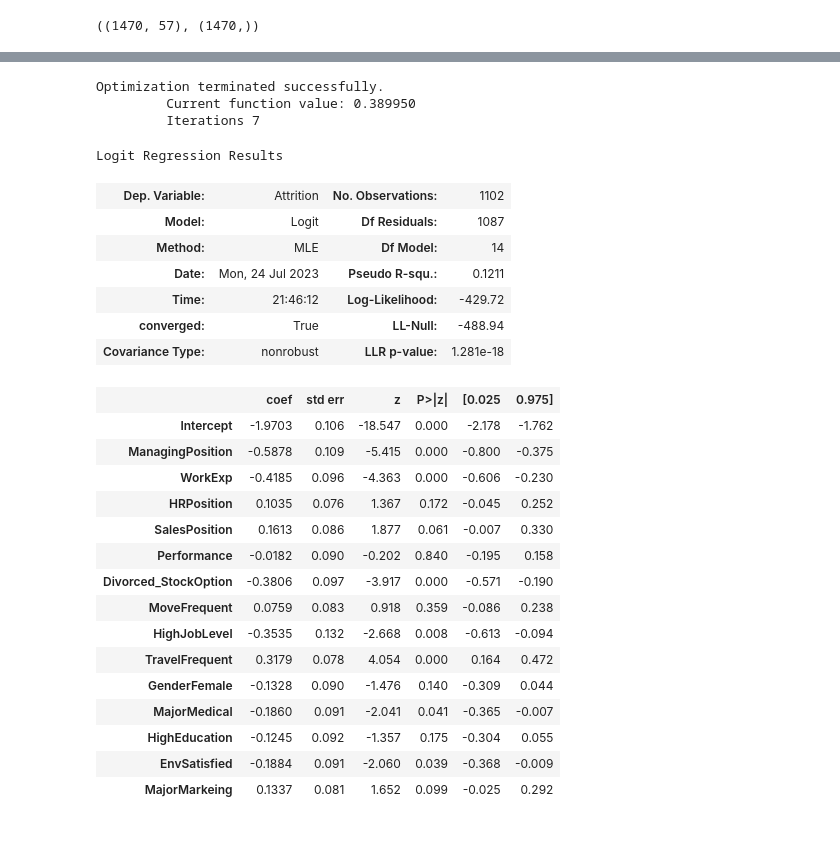
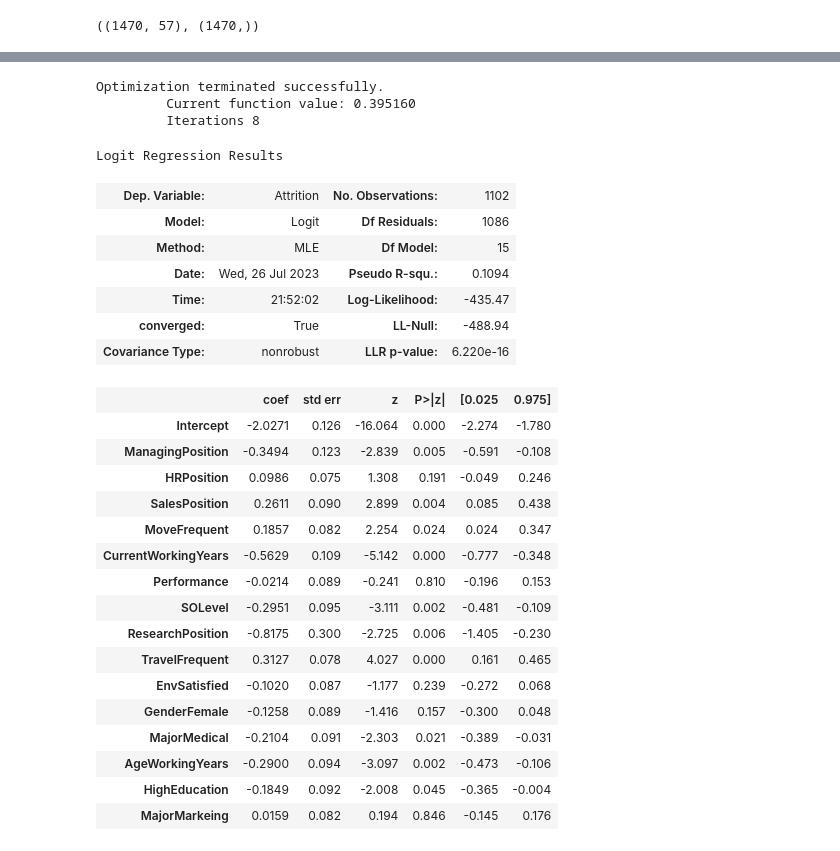
Before and after one commit to minstrel1149/HR_analytics_1, a Jupyter notebook: Attrition_analytics_fa.ipynb, the cells around one changed output, grey strips where cells are left out. Saved outputs shown, nothing was run; the diff lists cells and outputs as text; code cells hidden in the pictures.

Commit message:
[Update] Factor analysis on Attrition - Modify FreqMove

```diff
--- a/Attrition_analytics_fa.ipynb
+++ b/Attrition_analytics_fa.ipynb
@@ -224,15 +224,15 @@ fl_df_changed
 # %%
 # Factor들에 대한 해석
-factor_interpret = {'Factor01':'ManagingPosition', 'Factor02':'WorkExp', 'Factor03':'HRPosition', 'Factor04':'SalesPosition',
-                    'Factor05':'Performance', 'Factor06':'Divorced_StockOption', 'Factor07':'EnvUnsatisfied',
-                    'Factor08':'LowEducation', 'Factor09':'MoveFrequent', 'Factor10':'HighJobLevel', 'Factor11':'TravelFrequent',
-                    'Factor12':'GenderFemale', 'Factor13':'MajorMedical', 'Factor14':'HighEducation', 'Factor15':'EnvSatisfied',
-                    'Factor16':'MajorMarkeing', 'Factor17':'Factor17'}
+factor_interpret = {'Factor01':'ManagingPosition', 'Factor02':'HRPosition', 'Factor03':'SalesPosition', 'Factor04':'MoveFrequent',
+                    'Factor05':'CurrentWorkingYears', 'Factor06':'Performance', 'Factor07':'SOLevel',
+                    'Factor08':'LowEducation', 'Factor09':'ResearchPosition', 'Factor10':'TravelFrequent', 'Factor11':'EnvSatisfied',
+                    'Factor12':'GenderFemale', 'Factor13':'MajorMedical', 'Factor14':'AgeWorkingYears', 'Factor15':'HighEducation',
+                    'Factor16':'MajorMarkeing', 'Factor17':'Divorced'}
 # %%
 # Factor analysis 반영한 새로운 X DataFrame 생성
 # 일부 Feature 삭제 : EnvUnsatisfied, LowEducation, Factor17
 X_fa = (pd.DataFrame(fa.transform(X_remove_sc), columns=factor_interpret.values())
-        .drop(['EnvUnsatisfied', 'LowEducation', 'Factor17'], axis=1)
+        .drop(['LowEducation', 'Divorced'], axis=1)
 )
 X_fa
 # %% [output]
@@ -381,37 +382,38 @@ pd.DataFrame(logreg.coef_.T, index=X_fa.columns, columns=['Coefficient'])
 # %%
 # statsmodels.formula.api를 통한 모델 재확인 → significance 여부 등
 # target값이 category 형식이면 에러 발생 → float or int로 수정해줘야
-# 각 feature들의 p_value 확인으로 90% confidence level을 기준으로 유의하지 않은 feature들 확인
-# no significance : HRPostion, Performance, MoveFrequent, GenderFemale, HighEducation
+# 각 feature들의 p_value 확인으로 95% confidence level을 기준으로 유의하지 않은 feature들 확인
+# no significance : HRPostion, Performance, EnvSatisfied, GenderFemale, MajorMarketing
 data = pd.concat([X_train, y_train.astype('int')], axis=1)
-formula = 'Attrition ~ ManagingPosition + WorkExp + HRPosition + SalesPosition + Performance + Divorced_StockOption + MoveFrequent + HighJobLevel + TravelFrequent + GenderFemale + MajorMedical + HighEducation + EnvSatisfied + MajorMarkeing'
+formula = 'Attrition ~ ManagingPosition + HRPosition + SalesPosition + MoveFrequent + CurrentWorkingYears + Performance + SOLevel + ResearchPosition + TravelFrequent + EnvSatisfied + GenderFemale + MajorMedical + AgeWorkingYears + HighEducation + MajorMarkeing'
 model = smfa.logit(formula, data=data).fit()
 model.summary()
 # %% [output]
 Optimization terminated successfully.
-         Current function value: 0.389950
-         Iterations 7
+         Current function value: 0.395160
+         Iterations 8
 Logit Regression Results
 | Dep. Variable: | Attrition | No. Observations: | 1102 |
-| Model: | Logit | Df Residuals: | 1087 |
-| Method: | MLE | Df Model: | 14 |
-| Date: | Mon, 24 Jul 2023 | Pseudo R-squ.: | 0.1211 |
-| Time: | 21:46:12 | Log-Likelihood: | -429.72 |
+| Model: | Logit | Df Residuals: | 1086 |
+| Method: | MLE | Df Model: | 15 |
+| Date: | Wed, 26 Jul 2023 | Pseudo R-squ.: | 0.1094 |
+| Time: | 21:52:02 | Log-Likelihood: | -435.47 |
 | converged: | True | LL-Null: | -488.94 |
-| Covariance Type: | nonrobust | LLR p-value: | 1.281e-18 |
+| Covariance Type: | nonrobust | LLR p-value: | 6.220e-16 |
 |  | coef | std err | z | P>|z| | [0.025 | 0.975] |
-| Intercept | -1.9703 | 0.106 | -18.547 | 0.000 | -2.178 | -1.762 |
-| ManagingPosition | -0.5878 | 0.109 | -5.415 | 0.000 | -0.800 | -0.375 |
-| WorkExp | -0.4185 | 0.096 | -4.363 | 0.000 | -0.606 | -0.230 |
-| HRPosition | 0.1035 | 0.076 | 1.367 | 0.172 | -0.045 | 0.252 |
-| SalesPosition | 0.1613 | 0.086 | 1.877 | 0.061 | -0.007 | 0.330 |
-| Performance | -0.0182 | 0.090 | -0.202 | 0.840 | -0.195 | 0.158 |
-| Divorced_StockOption | -0.3806 | 0.097 | -3.917 | 0.000 | -0.571 | -0.190 |
-| MoveFrequent | 0.0759 | 0.083 | 0.918 | 0.359 | -0.086 | 0.238 |
-| HighJobLevel | -0.3535 | 0.132 | -2.668 | 0.008 | -0.613 | -0.094 |
-| TravelFrequent | 0.3179 | 0.078 | 4.054 | 0.000 | 0.164 | 0.472 |
-| GenderFemale | -0.1328 | 0.090 | -1.476 | 0.140 | -0.309 | 0.044 |
-| MajorMedical | -0.1860 | 0.091 | -2.041 | 0.041 | -0.365 | -0.007 |
-| HighEducation | -0.1245 | 0.092 | -1.357 | 0.175 | -0.304 | 0.055 |
-| EnvSatisfied | -0.1884 | 0.091 | -2.060 | 0.039 | -0.368 | -0.009 |
-| MajorMarkeing | 0.1337 | 0.081 | 1.652 | 0.099 | -0.025 | 0.292 |
+| Intercept | -2.0271 | 0.126 | -16.064 | 0.000 | -2.274 | -1.780 |
+| ManagingPosition | -0.3494 | 0.123 | -2.839 | 0.005 | -0.591 | -0.108 |
+| HRPosition | 0.0986 | 0.075 | 1.308 | 0.191 | -0.049 | 0.246 |
+| SalesPosition | 0.2611 | 0.090 | 2.899 | 0.004 | 0.085 | 0.438 |
+| MoveFrequent | 0.1857 | 0.082 | 2.254 | 0.024 | 0.024 | 0.347 |
+| CurrentWorkingYears | -0.5629 | 0.109 | -5.142 | 0.000 | -0.777 | -0.348 |
+| Performance | -0.0214 | 0.089 | -0.241 | 0.810 | -0.196 | 0.153 |
+| SOLevel | -0.2951 | 0.095 | -3.111 | 0.002 | -0.481 | -0.109 |
+| ResearchPosition | -0.8175 | 0.300 | -2.725 | 0.006 | -1.405 | -0.230 |
+| TravelFrequent | 0.3127 | 0.078 | 4.027 | 0.000 | 0.161 | 0.465 |
+| EnvSatisfied | -0.1020 | 0.087 | -1.177 | 0.239 | -0.272 | 0.068 |
+| GenderFemale | -0.1258 | 0.089 | -1.416 | 0.157 | -0.300 | 0.048 |
+| MajorMedical | -0.2104 | 0.091 | -2.303 | 0.021 | -0.389 | -0.031 |
+| AgeWorkingYears | -0.2900 | 0.094 | -3.097 | 0.002 | -0.473 | -0.106 |
+| HighEducation | -0.1849 | 0.092 | -2.008 | 0.045 | -0.365 | -0.004 |
+| MajorMarkeing | 0.0159 | 0.082 | 0.194 | 0.846 | -0.145 | 0.176 |
```
Also changed, not shown: parts of 17 cells of this notebook.
